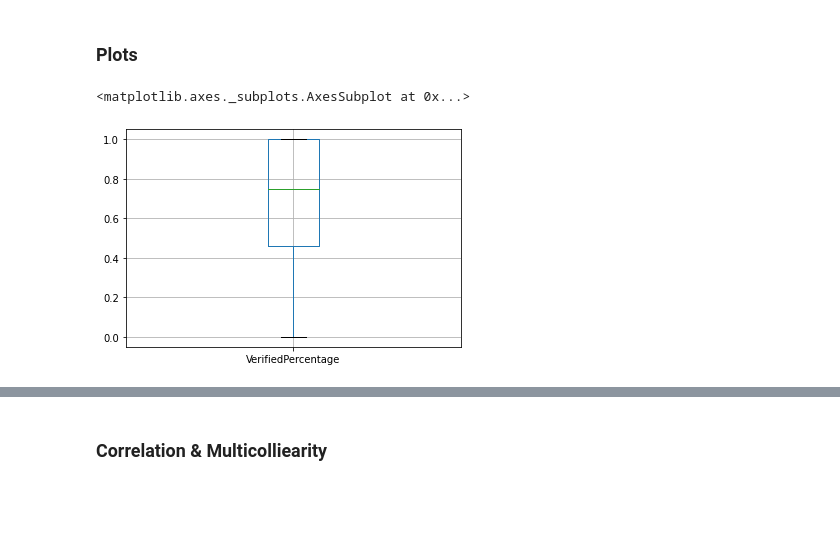
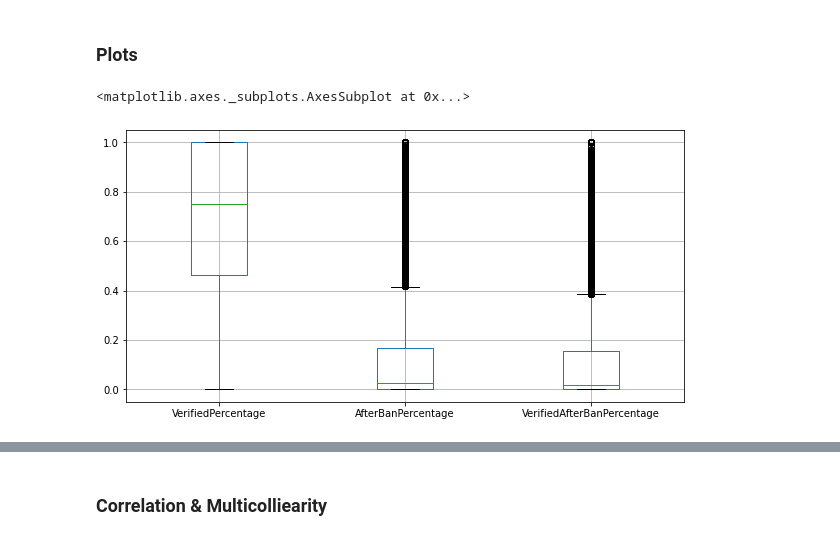
Before and after one commit to ting486/Consumer-Reviews-And-Purchasing-Decisions, a Jupyter notebook: The_Impact_of_Consumer_Reviews_on_BSR.ipynb, the cells around one changed output, grey strips where cells are left out. Saved outputs shown, nothing was run; the diff lists cells and outputs as text; code cells hidden in the pictures; blank space fills up the shorter version.

```diff
--- a/The_Impact_of_Consumer_Reviews_on_BSR.ipynb
+++ b/The_Impact_of_Consumer_Reviews_on_BSR.ipynb
@@ -527,9 +546,9 @@ dfReviewsJson['ReviewDate'] = dfReviewsJson['ReviewDate'].dt.strftime('%Y-%m-%d'
 dfReviewsJson['Sentiment'] = dfReviewsJson['Sentiment'].round(4).astype(str)
 dfReviewsJson.to_json('gdrive/MyDrive/amazon_data/clean_dfReviews.json', orient='split')
 # %%
-# how to retrieve the dfReviews json file
-dfReviewsDrive = pd.read_json('gdrive/MyDrive/amazon_data/clean_dfReviews.json', orient='split')
-dfReviewsDrive['ReviewDate'] = pd.to_datetime(dfReviewsDrive['ReviewDate'])
+# retrieve the dfReviews json file
+dfReviews = pd.read_json('gdrive/MyDrive/amazon_data/clean_dfReviews.json', orient='split')
+dfReviews['ReviewDate'] = pd.to_datetime(dfReviews['ReviewDate'])
 # %% [markdown]
 ### Summary & Plots
 # %%
@@ -609,13 +640,3 @@ dfReviews.boxplot(column='Sentiment', by='Rating', figsize=(10,6)) #, flierprops
 [figure]
 # %% [markdown]
 ## Aggregate Reviews Data by Product
-# %%
-dfReviewsMinTime = dfReviews.groupby(by=['Asin']).agg({'Recentness': 'max'}).reset_index()
-dfReviewsMinTime = dfReviewsMinTime.rename(columns={'Recentness': 'MaxRecentness'})
-dfReviews = dfReviews.merge(dfReviewsMinTime, how='left', on='Asin')
-
-dfReviews['MAXRecentness'] = dfReviews['Recentness'].max() + 1
-# MAXRecentness is absolute max recentness of all asin, MaxRecentness is local max recentness of each asin
-dfReviews['ReverseRecentness'] = dfReviews['MAXRecentness'] - dfReviews['Recentness'] + 1
-dfReviews['RatingByRecentness'] = dfReviews['ReverseRecentness'] * dfReviews['Rating']
-dfReviews['SentimentByRecentness'] = dfReviews['ReverseRecentness'] * dfReviews['Sentiment']
@@ -652,7 +708,8 @@ dfProd = dfProd.merge(dfAggr, on='Asin')
 # %% [markdown]
 ### Plots
 # %%
-dfProd.boxplot(column='VerifiedPercentage')
+dfProd.boxplot(column=['VerifiedPercentage', 'AfterBanPercentage', 'VerifiedAfterBanPercentage'],
+               figsize=(10,5))
 # %% [output]
 <matplotlib.axes._subplots.AxesSubplot at 0x...>
-[figure, old version]
+[figure, new version]
```
Also changed, not shown: parts of 102 cells of this notebook.
